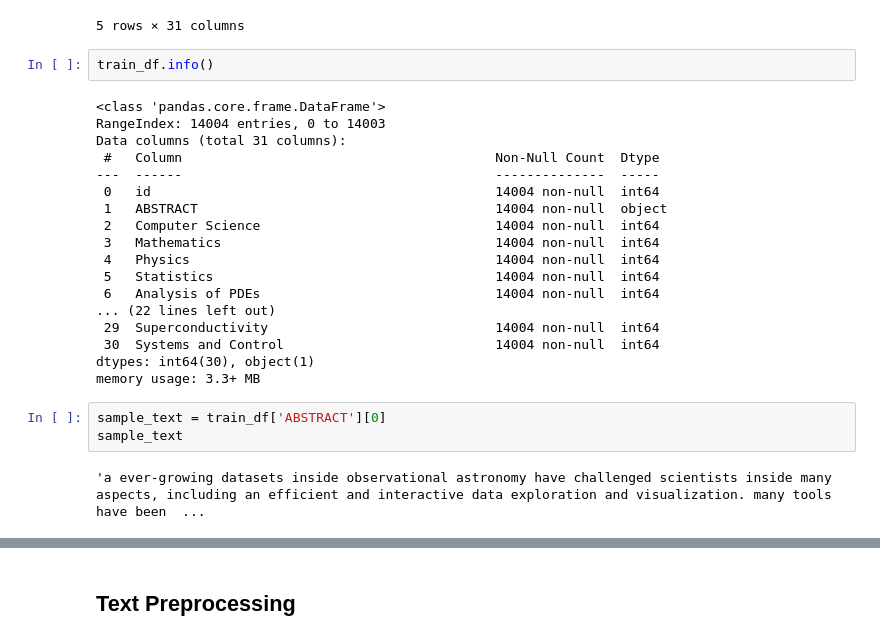
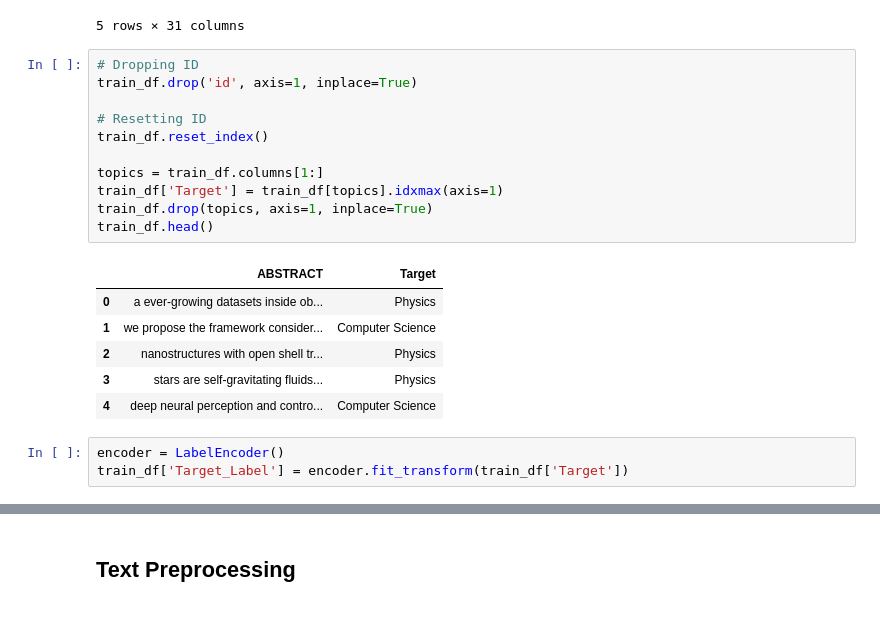
Before and after one commit to gulomovazukhrakhon/IU-Projects, a Jupyter notebook: NLP_Project/text-classification-for-topic-modelling.ipynb, the cells around one changed output, grey strips where cells are left out. Saved outputs shown, nothing was run; the diff lists cells and outputs as text.

```diff
--- a/NLP_Project/text-classification-for-topic-modelling.ipynb
+++ b/NLP_Project/text-classification-for-topic-modelling.ipynb
@@ -74,28 +71,24 @@ train_df.head()
 | 3 | 2082 | stars are self-gravitating fluids... | 0 | 0 | 1 | 0 | 0 | 0 | ... |
 | 4 | 8687 | deep neural perception and contro... | 1 | 0 | 0 | 0 | 0 | 0 | ... |
 5 rows × 31 columns
-# %%
-train_df.info()
-# %% [output]
-<class 'pandas.core.frame.DataFrame'>
-RangeIndex: 14004 entries, 0 to 14003
-Data columns (total 31 columns):
- #   Column                                        Non-Null Count  Dtype
----  ------                                        --------------  -----
- 0   id                                            14004 non-null  int64
- 1   ABSTRACT                                      14004 non-null  object
- 2   Computer Science                              14004 non-null  int64
- 3   Mathematics                                   14004 non-null  int64
- 4   Physics                                       14004 non-null  int64
- 5   Statistics                                    14004 non-null  int64
- 6   Analysis of PDEs                              14004 non-null  int64
-... (22 lines left out)
- 29  Superconductivity                             14004 non-null  int64
- 30  Systems and Control                           14004 non-null  int64
-dtypes: int64(30), object(1)
-memory usage: 3.3+ MB
-# %%
-sample_text = train_df['ABSTRACT'][0]
-sample_text
-# %% [output]
-'a ever-growing datasets inside observational astronomy have challenged scientists inside many aspects, including an efficient and interactive data exploration and visualization. many tools have been  ...
+# %%
+# Dropping ID
+train_df.drop('id', axis=1, inplace=True)
+
+# Resetting ID
+train_df.reset_index()
+
+topics = train_df.columns[1:]
+train_df['Target'] = train_df[topics].idxmax(axis=1)
+train_df.drop(topics, axis=1, inplace=True)
+train_df.head()
+# %% [output]
+|  | ABSTRACT | Target |
+| 0 | a ever-growing datasets inside ob... | Physics |
+| 1 | we propose the framework consider... | Computer Science |
+| 2 | nanostructures with open shell tr... | Physics |
+| 3 | stars are self-gravitating fluids... | Physics |
+| 4 | deep neural perception and contro... | Computer Science |
+# %%
+encoder = LabelEncoder()
+train_df['Target_Label'] = encoder.fit_transform(train_df['Target'])
```
Also changed, not shown: parts of 6 cells of this notebook.
